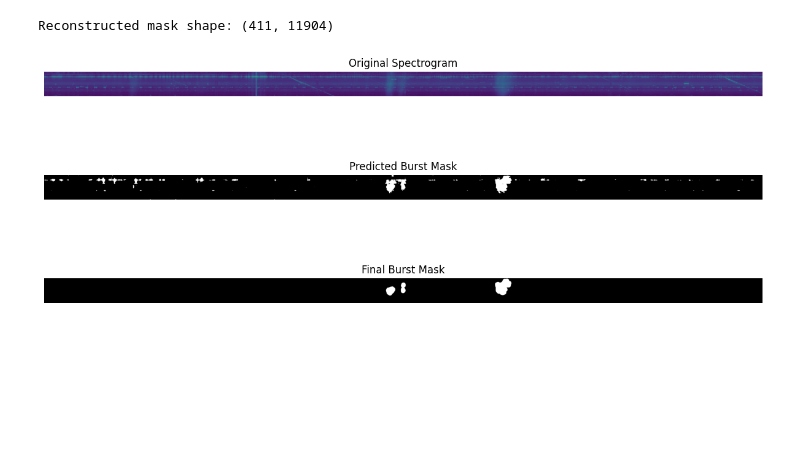
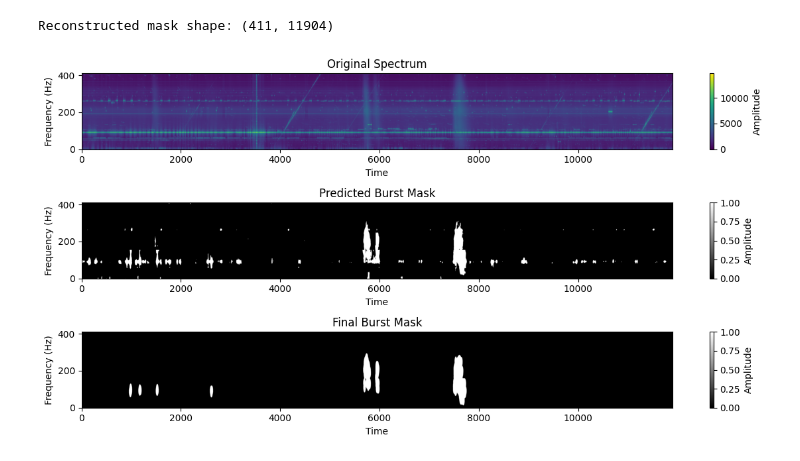
Before and after one commit to Kasper-Heliophysics-MDP/TransferLearning_CNN, a Jupyter notebook: radburst_tl/prediction/predict.ipynb, the cells around one changed output. Drawn from its saved outputs; the diff is of its cells as text; code cells hidden in the pictures; blank space fills up the shorter version.

```diff
--- a/radburst_tl/prediction/predict.ipynb
+++ b/radburst_tl/prediction/predict.ipynb
@@ -36,7 +36,7 @@ Loaded best model from checkpoint.
 # %%
 import pandas as pd
 import matplotlib.pyplot as plt
-file_path = '/Users/remiliascarlet/Desktop/MDP/transfer_learning/radburst_tl/prediction/csv/250403160001-Peach Mountain.csv'
+file_path = '/Users/remiliascarlet/Desktop/MDP/transfer_learning/burst_data/csv/prediction/250403160001-Peach Mountain.csv'
 
 df = pd.read_csv(file_path, on_bad_lines='skip')
 # if df is not None:
@@ -48,6 +48,13 @@ frequency = df.columns[2:].astype(int)
 data = df.iloc[:, 2:]
 data_correct_shape = data.T[::-1]
 
+plt.figure(figsize=(12, 6))
+plt.imshow(data_correct_shape, aspect='auto', origin='lower', cmap='viridis')
+plt.title('Original Spectrum')
+plt.xlabel('Time')
+plt.ylabel('Frequency (Hz)')
+plt.colorbar(label='Amplitude')
+
 # print("Dates:\n", dates.head())
 # print("Times:\n", times.head())
 # print("Frequency (Hz):\n", frequency)
@@ -136,30 +128,37 @@ from data_preprocessing.data_label import apply_morphological_operations, apply_
 reconstructed_mask = reconstruct_mask(binary_preds_np, positions, data_correct_shape.shape, tile_size)
 print("Reconstructed mask shape:", reconstructed_mask.shape)
 
-morph_mask = apply_morphological_operations(reconstructed_mask, erosion_radius=30, dilation_radius=35, operation_sequence=['erode', 'dilate'])
+morph_mask = apply_morphological_operations(reconstructed_mask, erosion_radius=20, dilation_radius=25, operation_sequence=['erode', 'dilate'])
 final_mask = apply_rolling_median_filter(morph_mask, window_size=5)
 # %% [output]
 Reconstructed mask shape: (411, 11904)
 # %%
 import matplotlib.pyplot as plt
 
 plt.figure(figsize=(12, 6))
 plt.subplot(3, 1, 1)
-plt.imshow(data_correct_shape, cmap='viridis')
-plt.title("Original Spectrogram")
-plt.axis('off')
+plt.imshow(data_correct_shape, aspect='auto', origin='lower', cmap='viridis')
+plt.title('Original Spectrum')
+plt.xlabel('Time')
+plt.ylabel('Frequency (Hz)')
+plt.colorbar(label='Amplitude')
 
 plt.subplot(3, 1, 2)
-plt.imshow(reconstructed_mask, cmap='gray')
+plt.imshow(reconstructed_mask, aspect='auto', origin='lower', cmap='grey')
 plt.title("Predicted Burst Mask")
-plt.axis('off')
+plt.xlabel('Time')
+plt.ylabel('Frequency (Hz)')
+plt.colorbar(label='Amplitude')
+
 
 plt.subplot(3, 1, 3)
-plt.imshow(final_mask, cmap='gray')
+plt.imshow(final_mask, aspect='auto', origin='lower', cmap='grey')
 plt.title("Final Burst Mask")
-plt.axis('off')
+plt.xlabel('Time')
+plt.ylabel('Frequency (Hz)')
+plt.colorbar(label='Amplitude')
 
 plt.tight_layout()
 plt.show()
 # %% [output]
-[figure, old version]
+[figure, new version]
```
Also changed, not shown: parts of 2 cells of this notebook, 2 other files.
